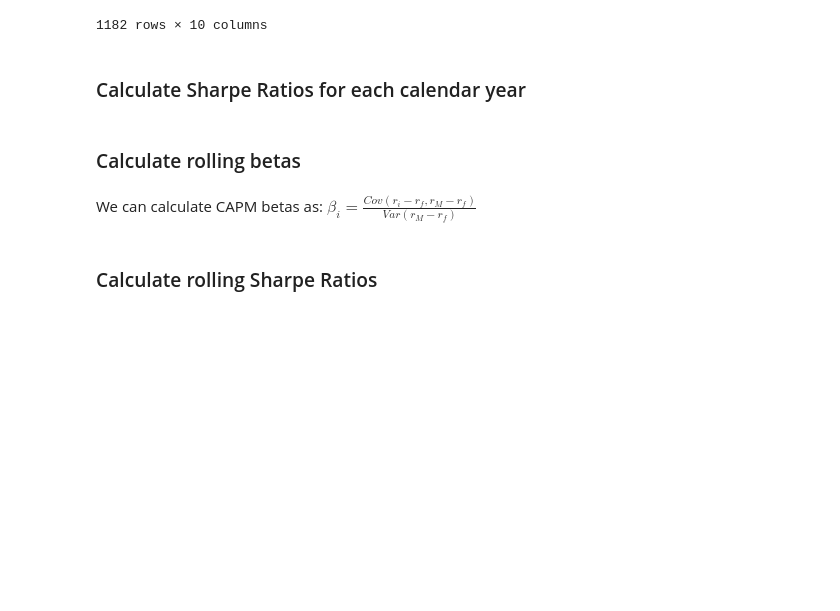
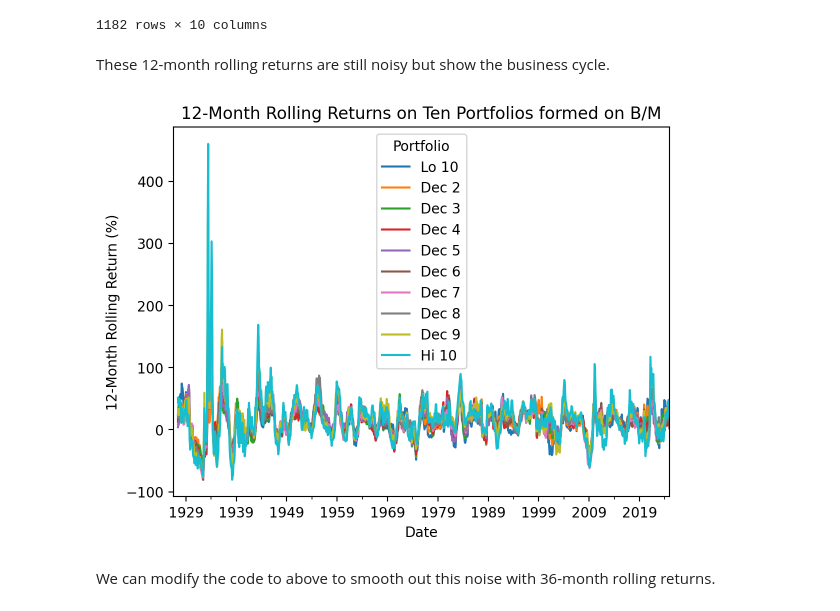
Before and after one commit to richard-herron/fina-6333-2025-spring, a Jupyter notebook: Notebooks/mckinney_11_practice_02.ipynb, the cells around one changed output. Saved outputs shown, nothing was run; the diff lists cells and outputs as text; code cells hidden in the pictures; blank space fills up the shorter version.

```diff
--- a/Notebooks/mckinney_11_practice_02.ipynb
+++ b/Notebooks/mckinney_11_practice_02.ipynb
@@ -228,11 +234,15 @@ a
 | 2024-11-30 | 0.3947 | 0.2638 | 0.4477 | 0.2180 | 0.4230 | 0.2037 | 0.4028 | 0.3521 | 0.4572 | 0.4496 |
 | 2024-12-31 | 0.3491 | 0.1894 | 0.2984 | 0.0807 | 0.2487 | 0.0216 | 0.2399 | 0.1386 | 0.2150 | 0.2077 |
 1182 rows × 10 columns
-# %% [markdown]
-### Calculate Sharpe Ratios for each calendar year
-# %% [markdown]
-### Calculate rolling betas
-# %% [markdown]
-We can calculate CAPM betas as: $\beta_i = \frac{Cov(r_i - r_f, r_M - r_f)}{Var(r_M - r_f)}$
-# %% [markdown]
-### Calculate rolling Sharpe Ratios
+# %% [markdown]
+These 12-month rolling returns are still noisy but show the business cycle.
+# %%
+a.mul(100).plot()
+
+plt.ylabel('12-Month Rolling Return (%)')
+plt.title('12-Month Rolling Returns on Ten Portfolios formed on B/M')
+plt.show()
+# %% [output]
+[figure, added]
+# %% [markdown]
+We can modify the code to above to smooth out this noise with 36-month rolling returns.
```
Also changed, not shown: parts of 52 cells of this notebook, 4 other files.
